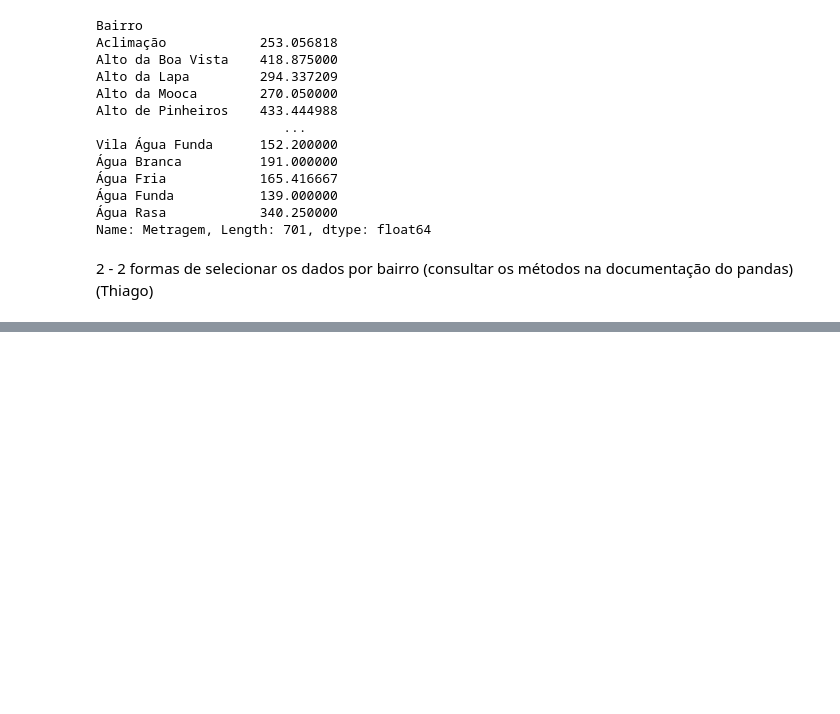
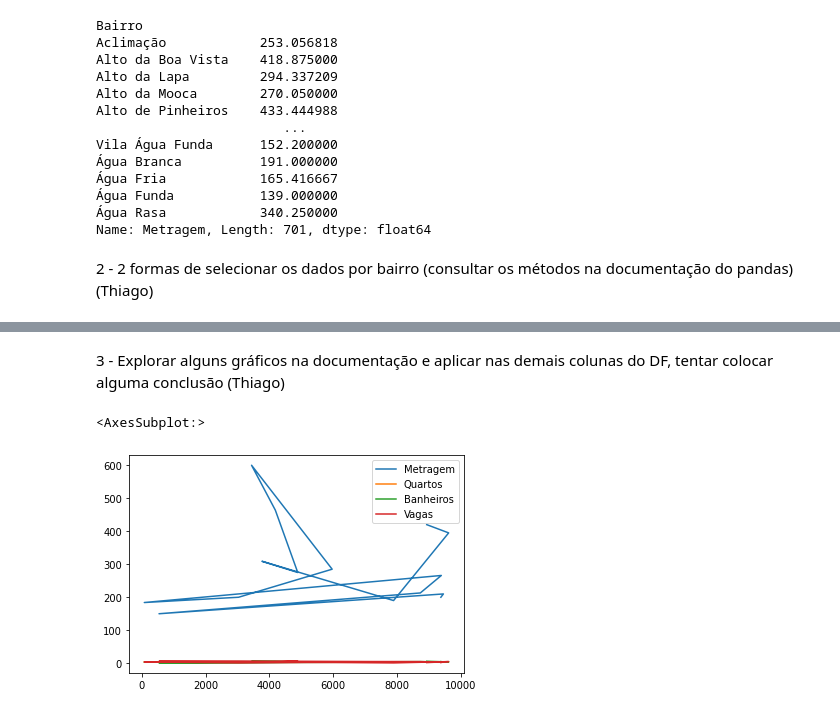
Before and after one commit to aleavenger/Imersao-4, a Jupyter notebook: Imersao_dados_4_aula01.ipynb, the cells around one changed output, grey strips where cells are left out. Saved outputs shown, nothing was run; the diff lists cells and outputs as text; code cells hidden in the pictures; blank space fills up the shorter version.

```diff
--- a/Imersao_dados_4_aula01.ipynb
+++ b/Imersao_dados_4_aula01.ipynb
@@ -173,0 +190,4 @@ dados.head()
+# %%
+planalto = dados.Bairro == 'Planalto Paulista'
+planalto = dados[planalto]
+planalto
@@ -173,0 +224,7 @@ dados.head()
+# %% [markdown]
+3 - Explorar alguns gráficos na documentação e aplicar nas demais colunas do DF, tentar colocar alguma conclusão (Thiago)
+# %%
+planalto.sample(15).plot()
+# %% [output]
+<AxesSubplot:>
+[figure, added]
```
Also changed, not shown: parts of 19 cells of this notebook.
